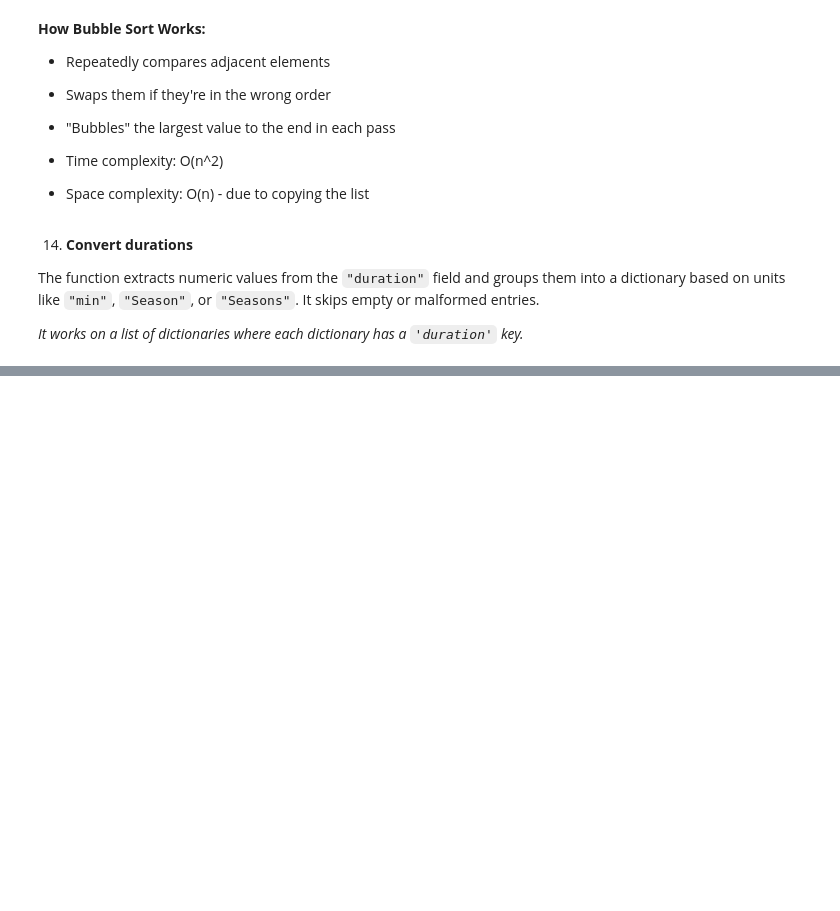
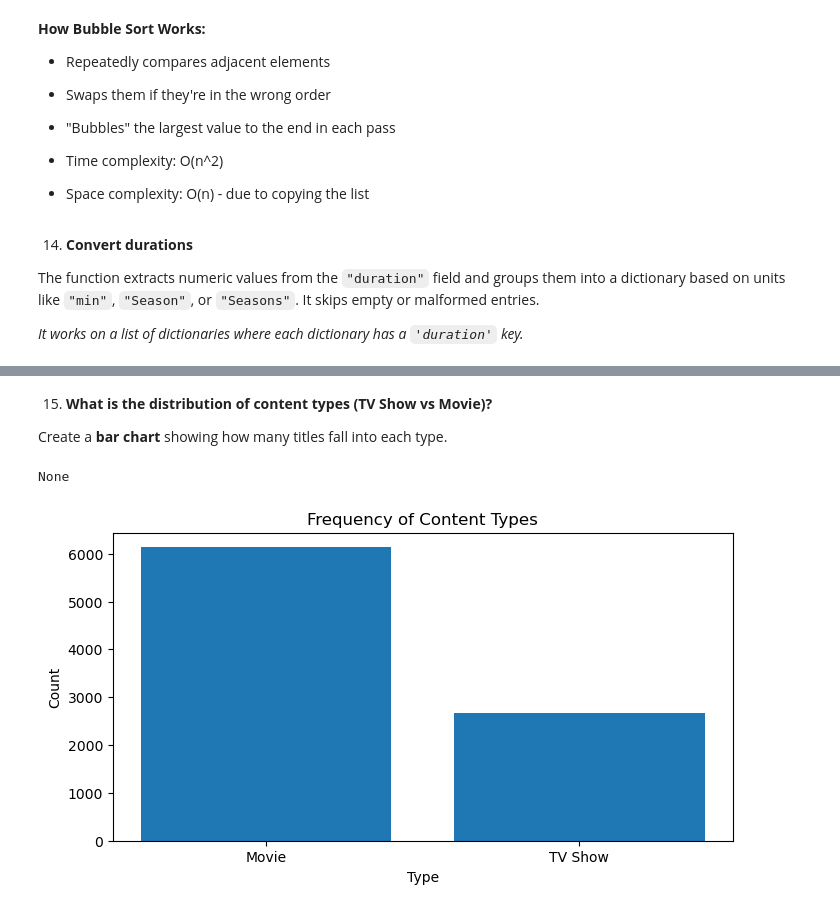
Before and after one commit to MTunni02/bda_forked, a Jupyter notebook: session3/lab3-attempt.ipynb, the cells around one changed output, grey strips where cells are left out. Saved outputs shown, nothing was run; the diff lists cells and outputs as text; code cells hidden in the pictures; blank space fills up the shorter version.

```diff
--- a/session3/lab3-attempt.ipynb
+++ b/session3/lab3-attempt.ipynb
@@ -416,0 +386,27 @@ Create a **bar chart** showing how many titles fall into each type.
+# %% [markdown]
+15. **What is the distribution of content types (TV Show vs Movie)?**
+
+Create a **bar chart** showing how many titles fall into each type.
+# %%
+import matplotlib.pyplot as plt
+def types_bar(data):
+    # create a dictionary with the frequency of content types
+    freq_dict = {}
+    for item in data:
+        if item["type"] in freq_dict:
+            freq_dict[item["type"]] += 1
+        else:
+            freq_dict[item["type"]] = 1
+
+    plt.figure(figsize=(8, 4))
+    plt.bar(freq_dict.keys(), freq_dict.values())
+    plt.title("Frequency of Content Types")
+    plt.xlabel("Type")
+    plt.ylabel("Count")
+    plt.tight_layout
+    plt.show
+
+print(types_bar(data))
+# %% [output]
+None
+[figure, added]
```
Also changed, not shown: parts of 2 cells of this notebook.
